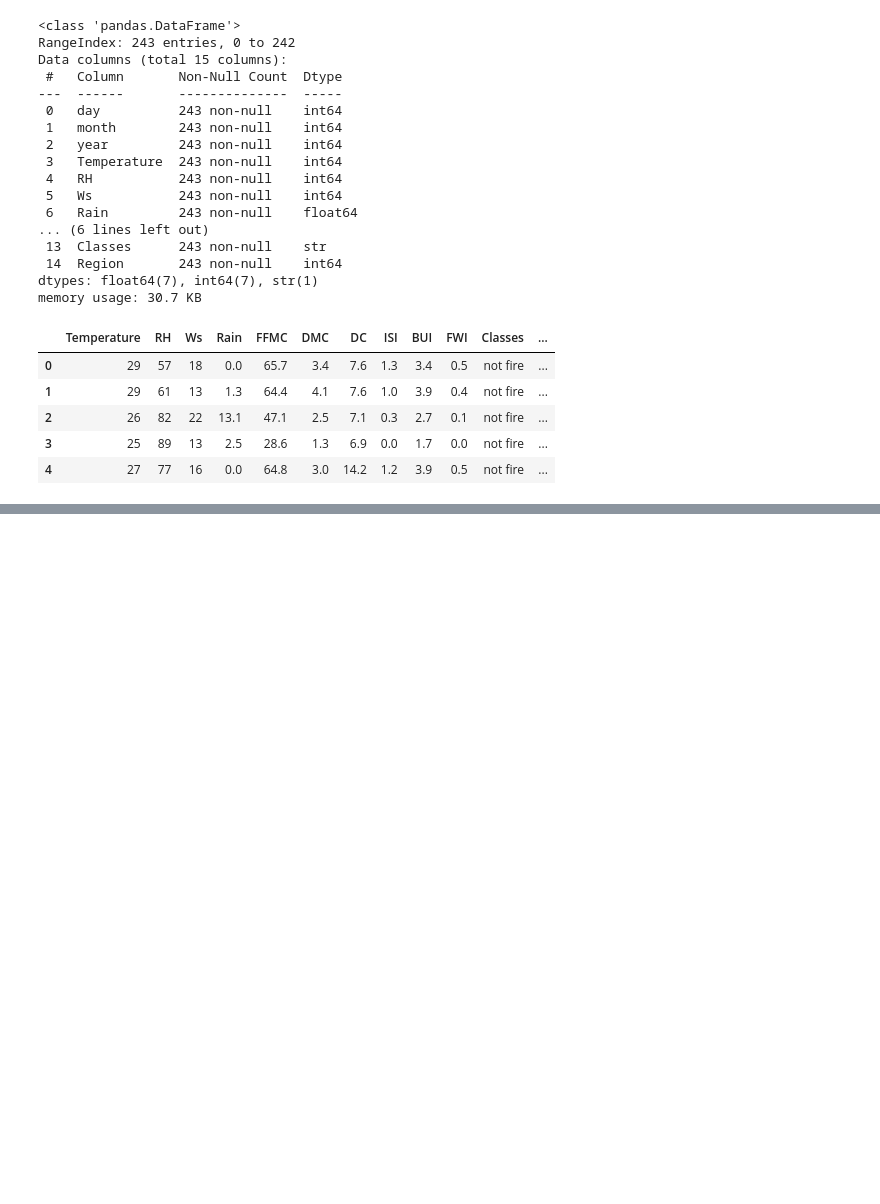
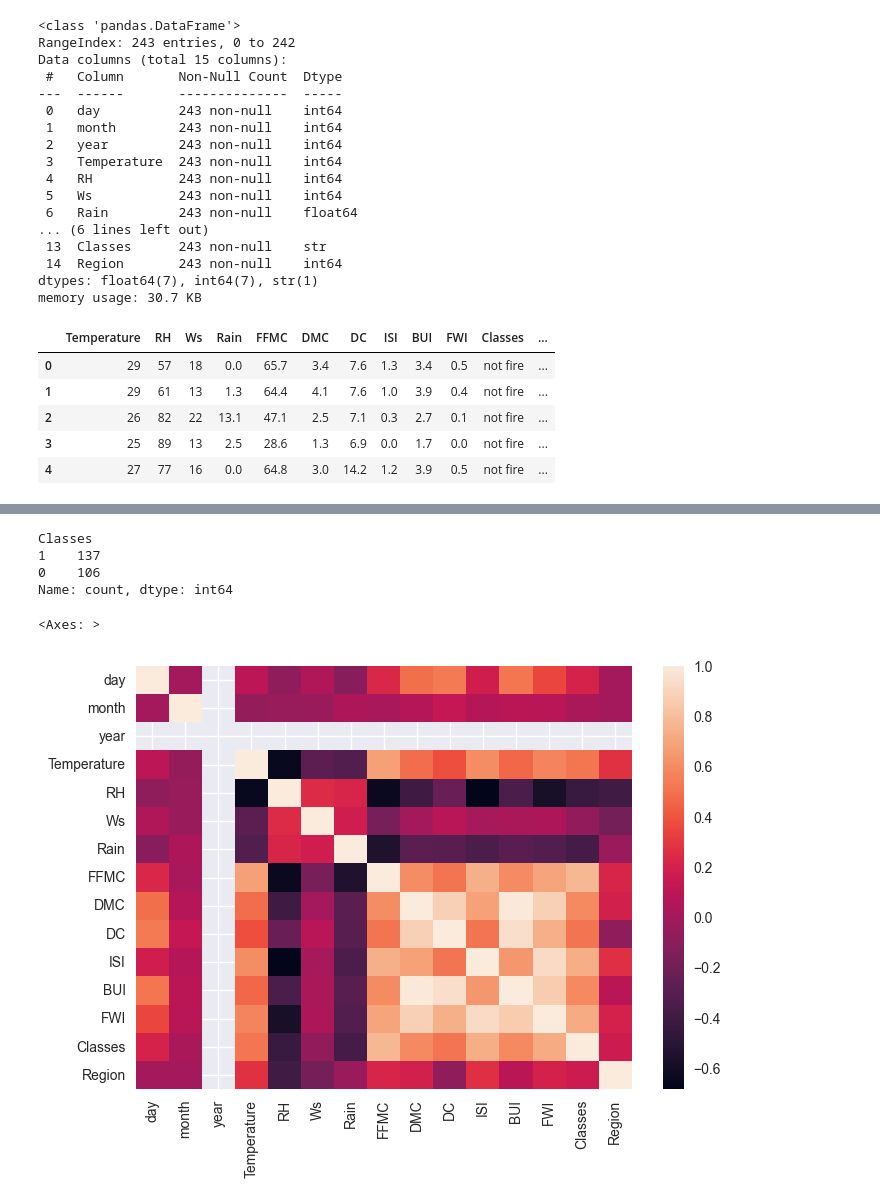
Before and after one commit to Mohit01112/data-science-journey, a Jupyter notebook: algerian_forest_fire/datacleaning.ipynb, the cells around one changed output, grey strips where cells are left out. Saved outputs shown, nothing was run; the diff lists cells and outputs as text; code cells hidden in the pictures; blank space fills up the shorter version.

```diff
--- a/algerian_forest_fire/datacleaning.ipynb
+++ b/algerian_forest_fire/datacleaning.ipynb
@@ -216,0 +304,25 @@ df_copy['Classes']=np.where(df_copy["Classes"])
+# %%
+# 1. Create a clean, separate copy of your dataset
+df_copy = df.copy()
+
+# 2. Convert to string and force lowercase to prevent casing errors
+df_copy["Classes"] = df_copy["Classes"].astype(str).str.lower()
+
+# 3. DYNAMIC ENCODING: If it contains the phrase "not fire", it becomes 0. Otherwise 1.
+# (case=False ignores capitalizations, and na=False handles empty cells safely)
+df_copy["Classes"] = np.where(df_copy["Classes"].str.contains("not fire", case=False, na=False), 0, 1)
+
+# 4. CHECK YOUR WORK: Print counts to make sure it split into 0s and 1s perfectly
+print(df_copy["Classes"].value_counts())
+# %% [output]
+Classes
+1    137
+0    106
+Name: count, dtype: int64
+# %%
+corr=df_copy.corr()
+# %%
+sns.heatmap(data=corr,)
+# %% [output]
+<Axes: >
+[figure, added]
```
Also changed, not shown: parts of 13 cells of this notebook.
